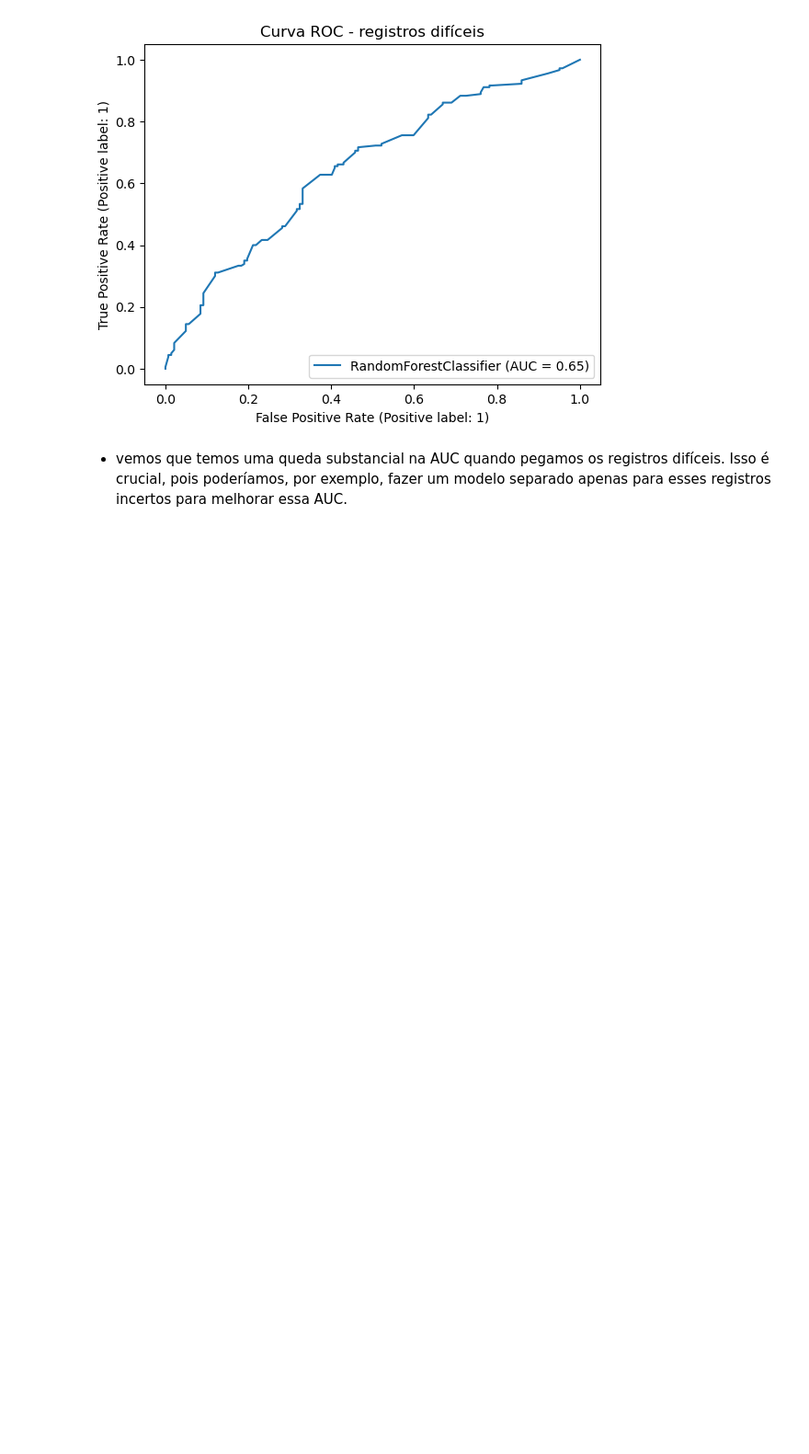
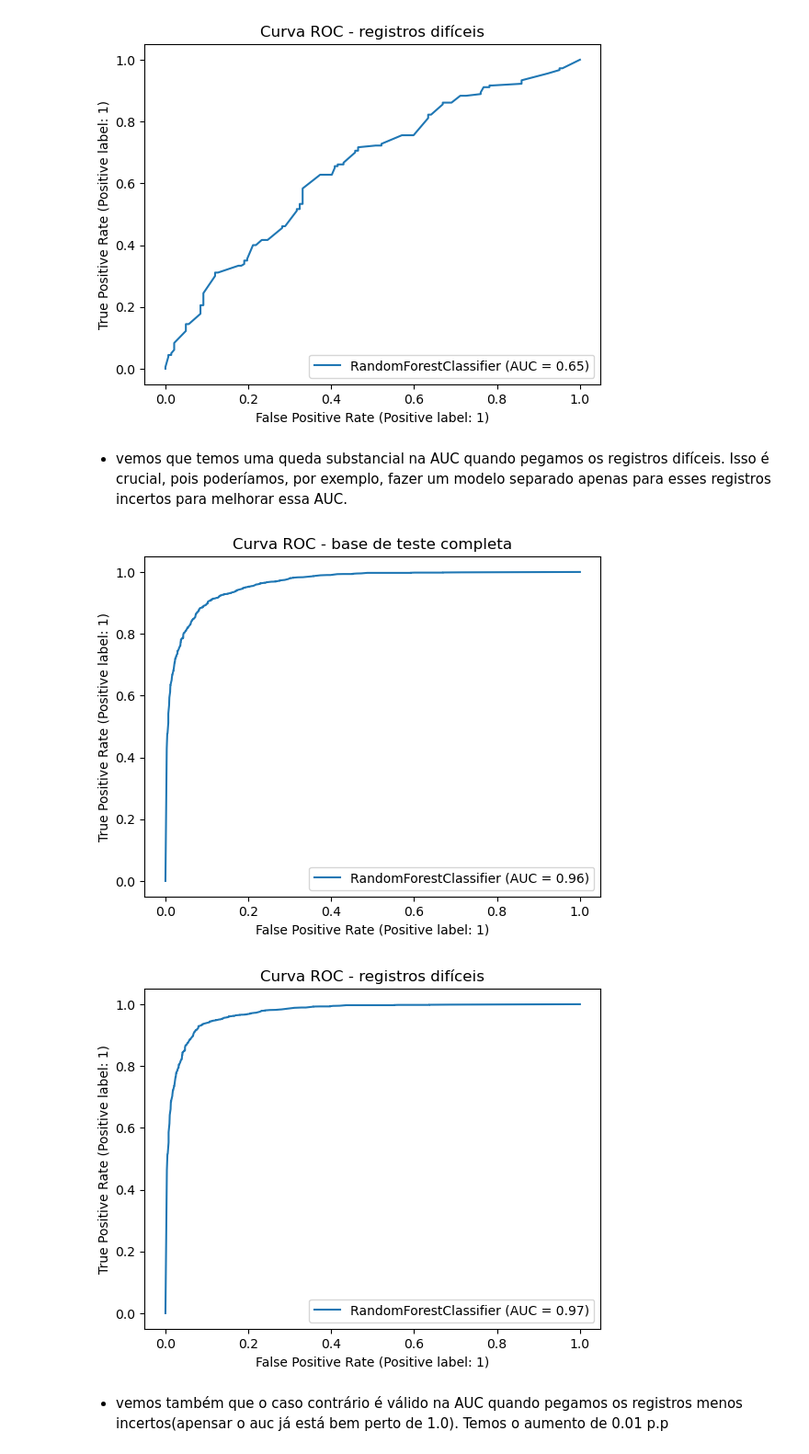
Before and after one commit to Edu-p/interp-conf-ml, a Jupyter notebook: notebooks/models.ipynb, the cells around one changed output. Shown: that part at 92% size. Cells and saved outputs as stored; diff of their text form; code cells hidden in the pictures; blank space fills up the shorter version.

```diff
--- a/notebooks/models.ipynb
+++ b/notebooks/models.ipynb
@@ -387,3 +387,27 @@ plt.show()
 [figure]
 # %% [markdown]
 - vemos que temos uma queda substancial na AUC quando pegamos os registros difíceis. Isso é crucial, pois poderíamos, por exemplo, fazer um modelo separado apenas para esses registros incertos para melhorar essa AUC.
+# %%
+alpha = 0.1
+
+scores = rf.predict_proba(X_test)[:, 1]
+
+left_limit = (0.5 - alpha) / (1 - alpha)
+right_limit = (0.5 + alpha) / (1 - alpha)
+flags = (scores >= left_limit) & (scores <= right_limit)
+
+RocCurveDisplay.from_estimator(rf, X_test, y_test)
+plt.title("Curva ROC - base de teste completa")
+plt.show()
+
+X_test_hard = X_test[~flags]
+y_test_hard = y_test[~flags]
+
+RocCurveDisplay.from_estimator(rf, X_test_hard, y_test_hard)
+plt.title("Curva ROC - registros difíceis")
+plt.show()
+# %% [output]
+[figure, added]
+[figure, added]
+# %% [markdown]
+- vemos também que o caso contrário é válido na AUC quando pegamos os registros menos incertos(apensar o auc já está bem perto de 1.0). Temos o aumento de 0.01 p.p
```
